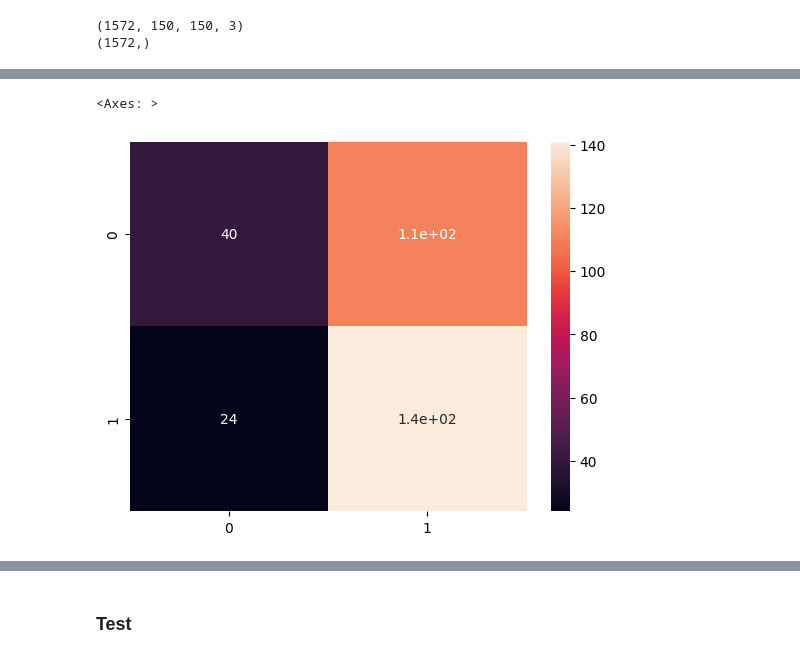
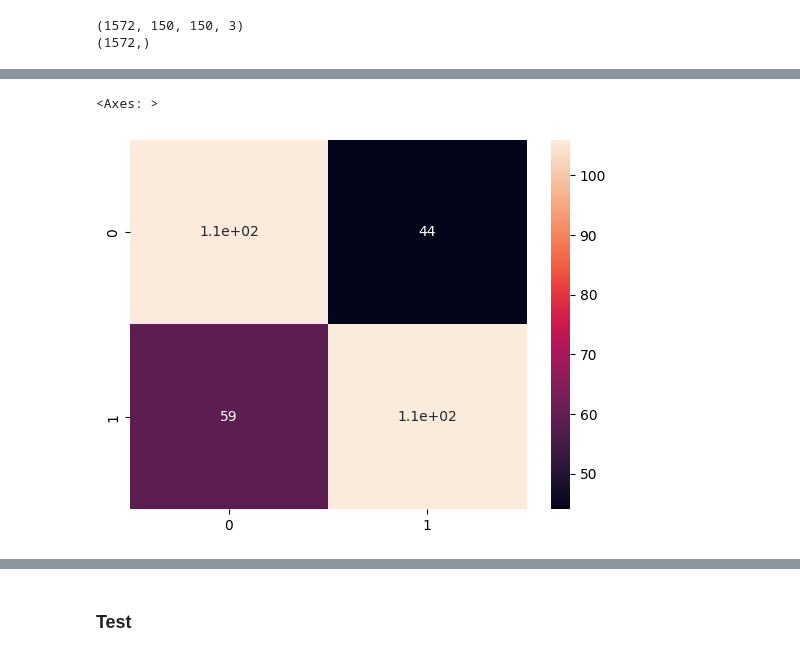
Before and after one commit to sapienskid/fractalN, a Jupyter notebook: CNN/CNN2.ipynb, the cells around one changed output, grey strips where cells are left out. Saved outputs shown, nothing was run; the diff lists cells and outputs as text; code cells hidden in the pictures.

```diff
--- a/CNN/CNN2.ipynb
+++ b/CNN/CNN2.ipynb
@@ -240,7 +211,7 @@ Accuracy =  61.26984357833862 %
 #We compare labels and plot them based on correct or wrong predictions.
 #Since sigmoid outputs probabilities we need to apply threshold to convert to label.
 
-mythreshold=0.1432
+mythreshold=0.862078
 from sklearn.metrics import confusion_matrix
 import seaborn as sns
 
@@ -255,3 +226,3 @@ sns.heatmap(cm, annot=True)
 <Axes: >
-[figure, old version]
+[figure, new version]
 # %%
```
Also changed, not shown: parts of 19 cells of this notebook.
